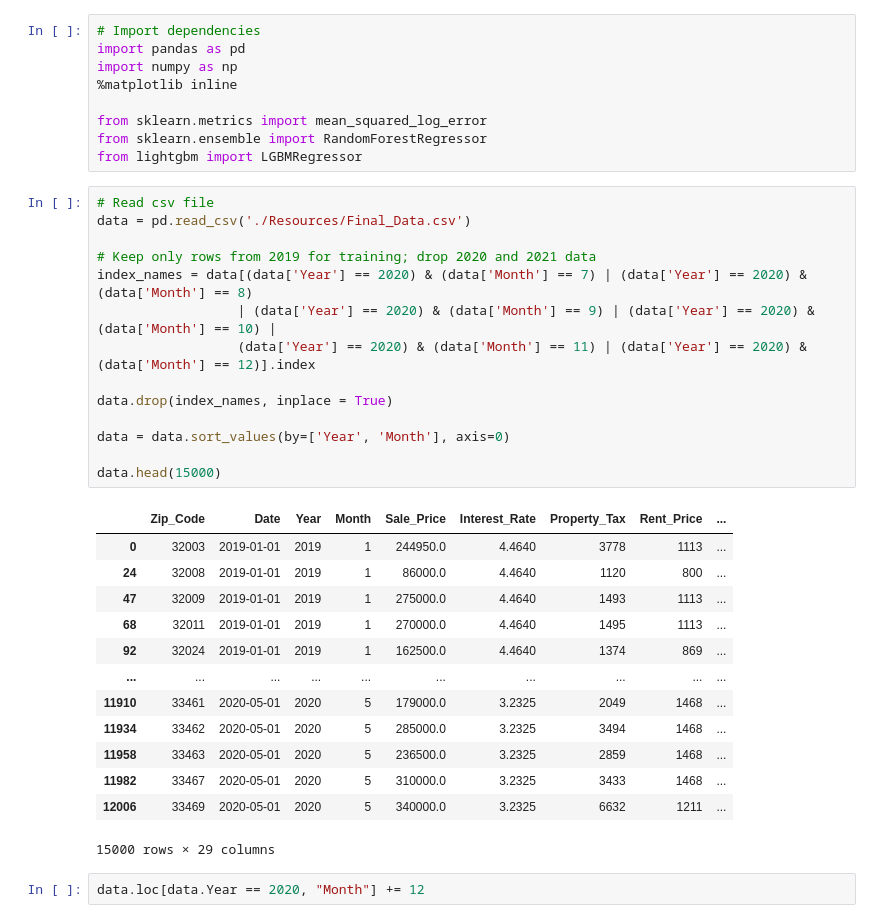
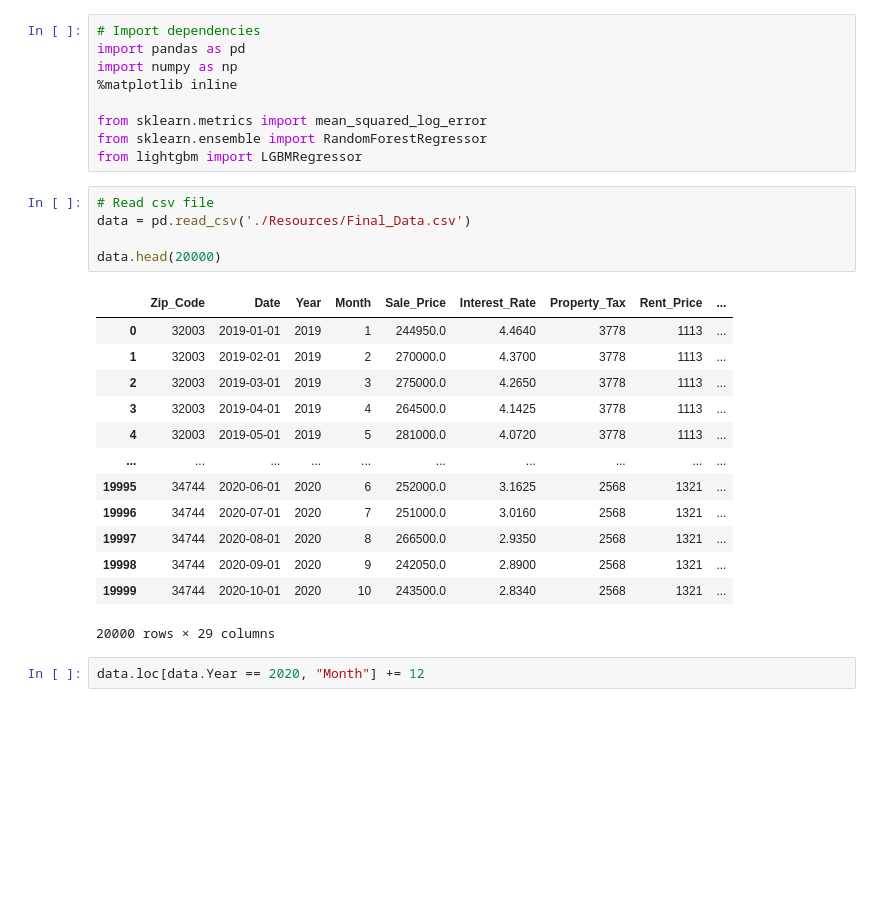
Before and after one commit to FinalProject-2021/Housing_Valuation, a Jupyter notebook: ML_model_K.ipynb, the cells around one changed output. Drawn from its saved outputs; the diff is of its cells as text; blank space fills up the shorter version.

Commit message:
Restructured data, started test

```diff
--- a/ML_model_K.ipynb
+++ b/ML_model_K.ipynb
@@ -7,33 +7,24 @@ import numpy as np
 from sklearn.metrics import mean_squared_log_error
 from sklearn.ensemble import RandomForestRegressor
 from lightgbm import LGBMRegressor
-# %%
-# Read csv file
-data = pd.read_csv('./Resources/Final_Data.csv')
-
-# Keep only rows from 2019 for training; drop 2020 and 2021 data
-index_names = data[(data['Year'] == 2020) & (data['Month'] == 7) | (data['Year'] == 2020) & (data['Month'] == 8)
-                  | (data['Year'] == 2020) & (data['Month'] == 9) | (data['Year'] == 2020) & (data['Month'] == 10) |
-                  (data['Year'] == 2020) & (data['Month'] == 11) | (data['Year'] == 2020) & (data['Month'] == 12)].index
-
-data.drop(index_names, inplace = True)
-
-data = data.sort_values(by=['Year', 'Month'], axis=0)
-
-data.head(15000)
-# %% [output]
-|  | Zip_Code | Date | Year | Month | Sale_Price | Interest_Rate | Property_Tax | Rent_Price | ... |
-| 0 | 32003 | 2019-01-01 | 2019 | 1 | 244950.0 | 4.4640 | 3778 | 1113 | ... |
-| 24 | 32008 | 2019-01-01 | 2019 | 1 | 86000.0 | 4.4640 | 1120 | 800 | ... |
-| 47 | 32009 | 2019-01-01 | 2019 | 1 | 275000.0 | 4.4640 | 1493 | 1113 | ... |
-| 68 | 32011 | 2019-01-01 | 2019 | 1 | 270000.0 | 4.4640 | 1495 | 1113 | ... |
-| 92 | 32024 | 2019-01-01 | 2019 | 1 | 162500.0 | 4.4640 | 1374 | 869 | ... |
-| ... | ... | ... | ... | ... | ... | ... | ... | ... | ... |
-| 11910 | 33461 | 2020-05-01 | 2020 | 5 | 179000.0 | 3.2325 | 2049 | 1468 | ... |
-| 11934 | 33462 | 2020-05-01 | 2020 | 5 | 285000.0 | 3.2325 | 3494 | 1468 | ... |
-| 11958 | 33463 | 2020-05-01 | 2020 | 5 | 236500.0 | 3.2325 | 2859 | 1468 | ... |
-| 11982 | 33467 | 2020-05-01 | 2020 | 5 | 310000.0 | 3.2325 | 3433 | 1468 | ... |
-| 12006 | 33469 | 2020-05-01 | 2020 | 5 | 340000.0 | 3.2325 | 6632 | 1211 | ... |
-15000 rows × 29 columns
+# %%
+# Read csv file
+data = pd.read_csv('./Resources/Final_Data.csv')
+
+data.head(20000)
+# %% [output]
+|  | Zip_Code | Date | Year | Month | Sale_Price | Interest_Rate | Property_Tax | Rent_Price | ... |
+| 0 | 32003 | 2019-01-01 | 2019 | 1 | 244950.0 | 4.4640 | 3778 | 1113 | ... |
+| 1 | 32003 | 2019-02-01 | 2019 | 2 | 270000.0 | 4.3700 | 3778 | 1113 | ... |
+| 2 | 32003 | 2019-03-01 | 2019 | 3 | 275000.0 | 4.2650 | 3778 | 1113 | ... |
+| 3 | 32003 | 2019-04-01 | 2019 | 4 | 264500.0 | 4.1425 | 3778 | 1113 | ... |
+| 4 | 32003 | 2019-05-01 | 2019 | 5 | 281000.0 | 4.0720 | 3778 | 1113 | ... |
+| ... | ... | ... | ... | ... | ... | ... | ... | ... | ... |
+| 19995 | 34744 | 2020-06-01 | 2020 | 6 | 252000.0 | 3.1625 | 2568 | 1321 | ... |
+| 19996 | 34744 | 2020-07-01 | 2020 | 7 | 251000.0 | 3.0160 | 2568 | 1321 | ... |
+| 19997 | 34744 | 2020-08-01 | 2020 | 8 | 266500.0 | 2.9350 | 2568 | 1321 | ... |
+| 19998 | 34744 | 2020-09-01 | 2020 | 9 | 242050.0 | 2.8900 | 2568 | 1321 | ... |
+| 19999 | 34744 | 2020-10-01 | 2020 | 10 | 243500.0 | 2.8340 | 2568 | 1321 | ... |
+20000 rows × 29 columns
 # %%
 data.loc[data.Year == 2020, "Month"] += 12
```
Also changed, not shown: parts of 12 cells of this notebook.
